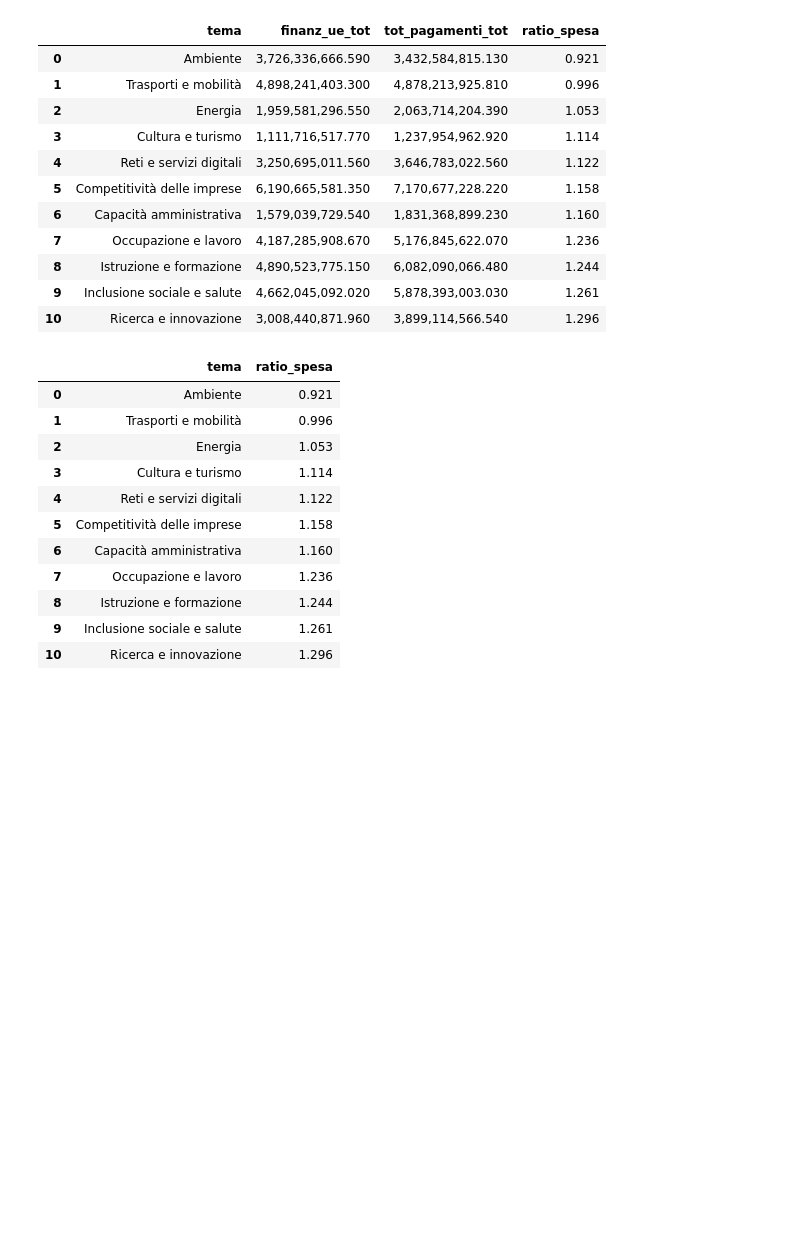
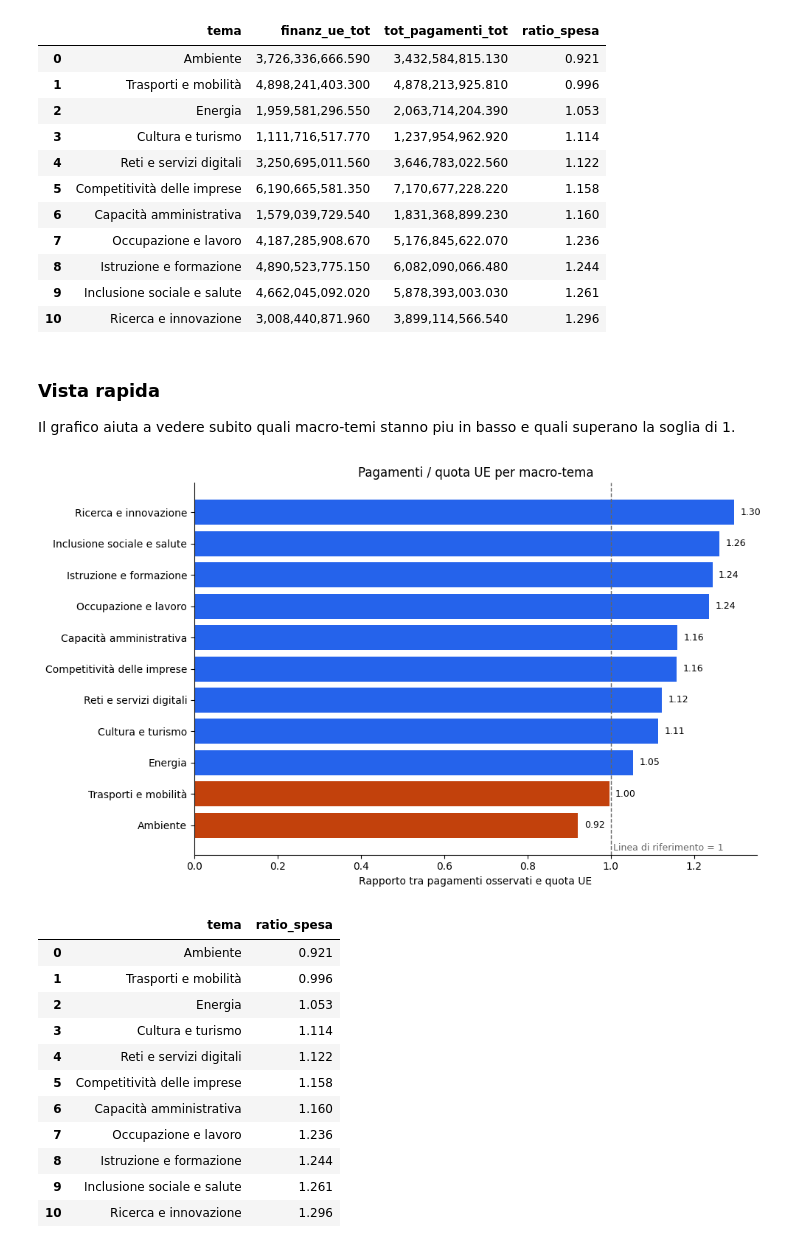
Before and after one commit to Gabrymi93/analisi-civiche, a Jupyter notebook: notebooks/opencoesione/opencoesione_pagamenti_tema_v1.ipynb, the cells around one changed output. Drawn from its saved outputs; the diff is of its cells as text; code cells hidden in the pictures; blank space fills up the shorter version.

```diff
--- a/notebooks/opencoesione/opencoesione_pagamenti_tema_v1.ipynb
+++ b/notebooks/opencoesione/opencoesione_pagamenti_tema_v1.ipynb
@@ -11,14 +11,21 @@ Supporto analitico minimo per una prima discussion `Analisi`.
 from pathlib import Path
 
 import duckdb
+import matplotlib.pyplot as plt
 import pandas as pd
 
 pd.options.display.float_format = '{:,.3f}'.format
 
-mart_path = Path('../../../dataset-incubator/out/data/mart/opencoesione_pagamenti_ue_2014_2020/2020/mart_regione_tema.parquet')
+def find_workspace_root(start: Path) -> Path:
+    for candidate in [start.resolve(), *start.resolve().parents]:
+        if (candidate / 'notebooks-lab').exists() and (candidate / 'dataset-incubator').exists():
+            return candidate
+    raise RuntimeError('Workspace root non trovato')
+
+WORKSPACE_ROOT = find_workspace_root(Path.cwd())
+mart_path = WORKSPACE_ROOT / 'dataset-incubator' / 'out' / 'data' / 'mart' / 'opencoesione_pagamenti_ue_2014_2020' / '2020' / 'mart_regione_tema.parquet'
 
 if not mart_path.exists():
     raise FileNotFoundError(f'Mart non trovato: {mart_path.resolve()}')
 
 con = duckdb.connect()
-mart_path
@@ -53,6 +58,32 @@ temi_ratio
 | 8 | Istruzione e formazione | 4,890,523,775.150 | 6,082,090,066.480 | 1.244 |
 | 9 | Inclusione sociale e salute | 4,662,045,092.020 | 5,878,393,003.030 | 1.261 |
 | 10 | Ricerca e innovazione | 3,008,440,871.960 | 3,899,114,566.540 | 1.296 |
+# %% [markdown]
+### Vista rapida
+
+Il grafico aiuta a vedere subito quali macro-temi stanno piu in basso e quali superano la soglia di 1.
+# %%
+plot_df = temi_ratio[['tema', 'ratio_spesa']].sort_values('ratio_spesa', ascending=True).copy()
+colori = ['#c2410c' if value < 1 else '#2563eb' for value in plot_df['ratio_spesa']]
+
+fig, ax = plt.subplots(figsize=(10, 6))
+ax.barh(plot_df['tema'], plot_df['ratio_spesa'], color=colori)
+ax.axvline(1.0, color='#666666', linestyle='--', linewidth=1)
+ax.set_title('Pagamenti / quota UE per macro-tema')
+ax.set_xlabel('Rapporto tra pagamenti osservati e quota UE')
+ax.set_ylabel('')
+ax.set_xlim(0, max(1.35, plot_df['ratio_spesa'].max() + 0.05))
+
+for idx, value in enumerate(plot_df['ratio_spesa']):
+    ax.text(value + 0.015, idx, f'{value:.2f}', va='center', fontsize=9)
+
+ax.text(1.005, -0.8, 'Linea di riferimento = 1', color='#666666', fontsize=9)
+ax.spines['top'].set_visible(False)
+ax.spines['right'].set_visible(False)
+plt.tight_layout()
+plt.show()
+# %% [output]
+[figure, added]
 # %%
 temi_ratio[['tema', 'ratio_spesa']]
 # %% [output]
```
Also changed, not shown: parts of 1 cell of this notebook, 2 other files.
